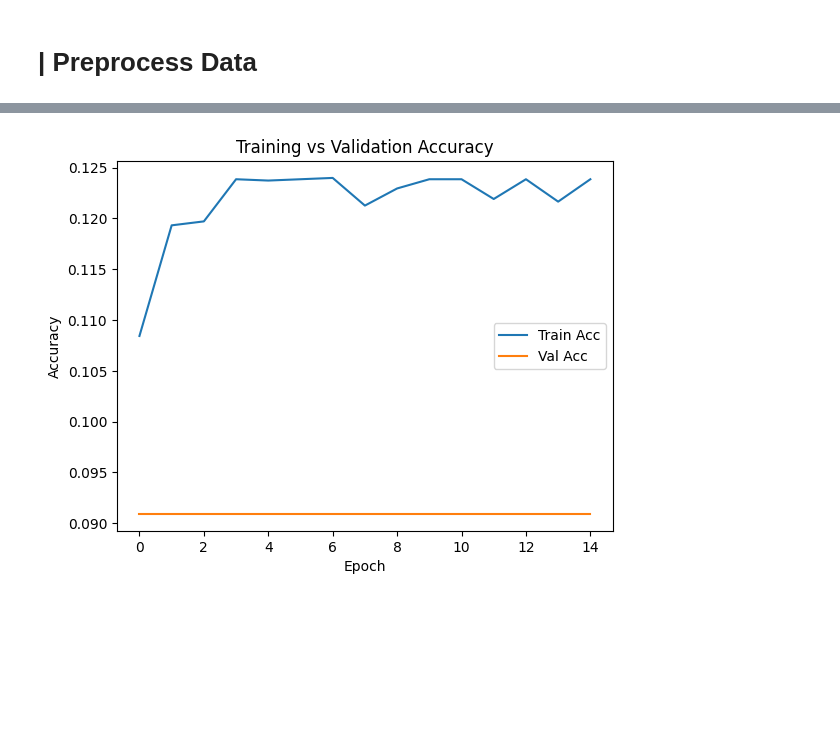
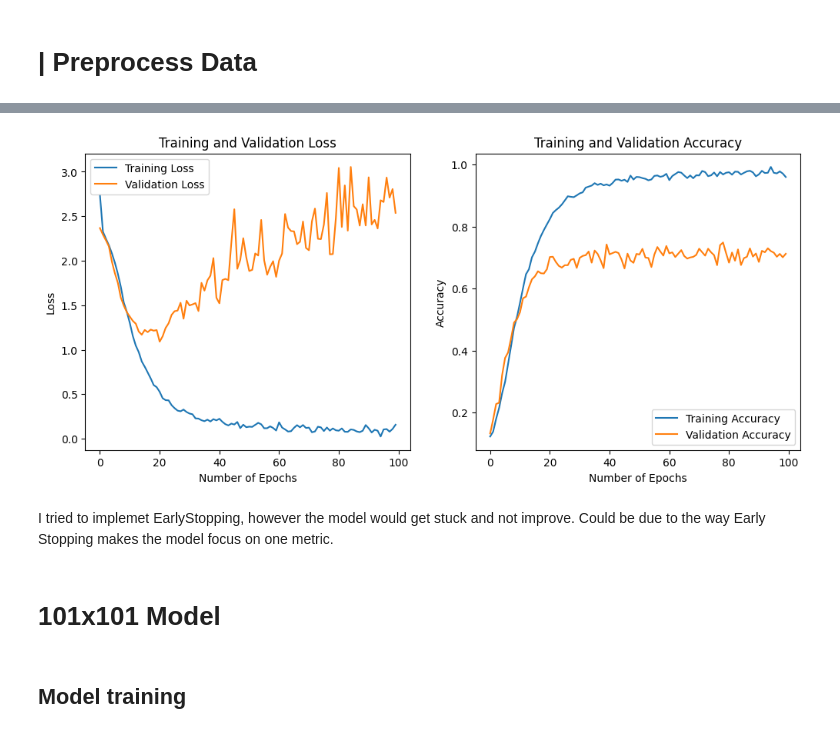
Before and after one commit to JoenC25/CNN-Classify-Vegetables, a Jupyter notebook: A_Convolutional_Neural_Network.ipynb, the cells around one changed output, grey strips where cells are left out. Saved outputs shown, nothing was run; the diff lists cells and outputs as text; code cells hidden in the pictures; blank space fills up the shorter version.

```diff
--- a/A_Convolutional_Neural_Network.ipynb
+++ b/A_Convolutional_Neural_Network.ipynb
@@ -135,15 +169,37 @@ num_classes = len(class_names)
 y_train_23_cat = to_categorical(y_train_23, num_classes)
 y_val_23_cat = to_categorical(y_val_23, num_classes)
 y_test_23_cat = to_categorical(y_test_23, num_classes)
+# %%
+def plot_learning_curve(history):
+    fig, ax = plt.subplots(1,2, figsize=(12,5))
+
+    # Training loss and validation loss
+    ax1=ax[0]
+    ax1.plot(history.history["loss"], label="Training Loss")
+    ax1.plot(history.history["val_loss"], label="Validation Loss")
+    ax1.legend()
+    ax1.set_ylabel("Loss")
+    ax1.set_xlabel("Number of Epochs")
+    ax1.set_title("Training and Validation Loss")
+
+    # Training accuracy and validation accuracy
+    ax2=ax[1]
+    ax2.plot(history.history["accuracy"], label="Training Accuracy")
+    ax2.plot(history.history["val_accuracy"], label="Validation Accuracy")
+    ax2.legend()
+    ax2.set_ylabel("Accuracy")
+    ax2.set_xlabel("Number of Epochs")
+    ax2.set_title("Training and Validation Accuracy")
+    plt.show()
 # %%
-from tensorflow.keras.models import Sequential
-from tensorflow.keras.layers import Conv2D, MaxPooling2D, Flatten, Dense, Dropout
-
-model = Sequential([
+baseline_37 = Sequential(name="baseline_37", layers = [
     Conv2D(32, (3, 3), activation='relu', input_shape=(23, 23, 1)),
     MaxPooling2D(pool_size=(2, 2)),
 
     Conv2D(64, (3, 3), activation='relu'),
+    MaxPooling2D(pool_size=(2, 2)),
+
+    Conv2D(128, (3, 3), activation='relu'),
     MaxPooling2D(pool_size=(2, 2)),
 
     Flatten(),
@@ -151,3 +207,5 @@ model = Sequential([
     Dropout(0.5),
     Dense(num_classes, activation='softmax')
 ])
+
+baseline_37.summary()
@@ -154,14 +230,14 @@ model = Sequential([
 # %%
-model.compile(
+baseline_37.compile(
     optimizer='adam',
     loss='categorical_crossentropy',
     metrics=['accuracy']
 )
 # %%
-history = model.fit(
+history = baseline_37.fit(
     X_train_23, y_train_23_cat,
-    epochs=15,
+    epochs=100,
     batch_size=32,
-    validation_data=(X_val_23, y_val_23_cat)
+    validation_data=(X_val_23, y_val_23_cat),
 )
 # %% [output]
@@ -191,10 +267,4 @@ Test accuracy: 0.09
-# %%
-plt.plot(history.history['accuracy'], label='Train Acc')
-plt.plot(history.history['val_accuracy'], label='Val Acc')
-plt.xlabel('Epoch')
-plt.ylabel('Accuracy')
-plt.legend()
-plt.title('Training vs Validation Accuracy')
-plt.show()
-# %% [output]
-[figure, removed]
+# %%
+plot_learning_curve(history)
+# %% [output]
+[figure, added]
@@ -200,0 +280,6 @@ plt.show()
+# %% [markdown]
+I tried to implemet EarlyStopping, however the model would get stuck and not improve. Could be due to the way Early Stopping makes the model focus on one metric.
+# %% [markdown]
+# 101x101 Model
+# %% [markdown]
+## Model training
```
Also changed, not shown: parts of 21 cells of this notebook.
